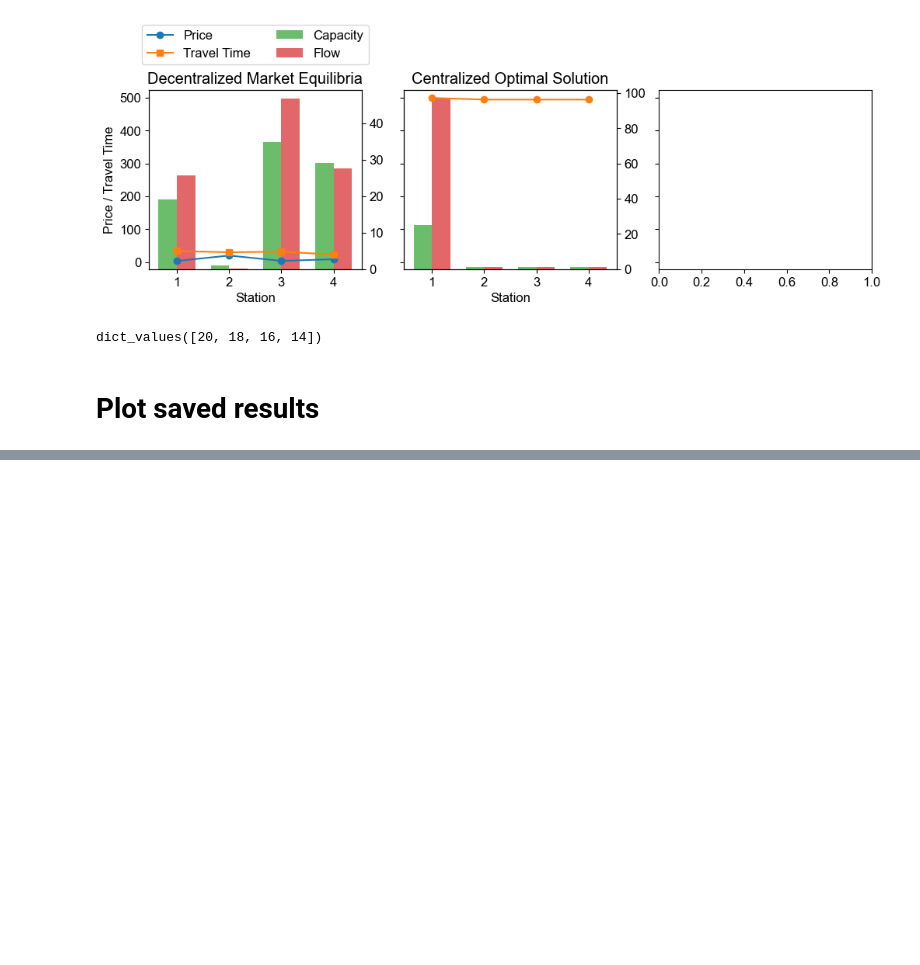
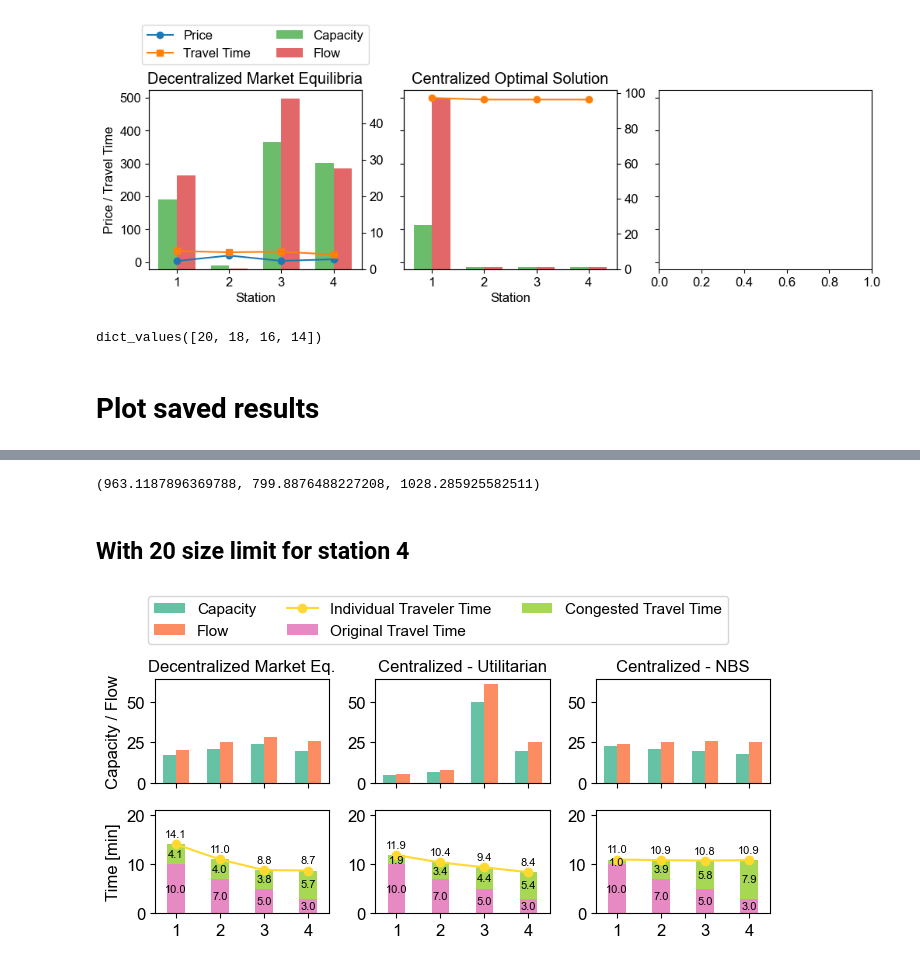
Before and after one commit to TIVV424/EV-charge-game, a Jupyter notebook: visualization.ipynb, the cells around one changed output, grey strips where cells are left out. Cells and saved outputs as stored; diff of their text form; code cells hidden in the pictures; blank space fills up the shorter version.

```diff
--- a/visualization.ipynb
+++ b/visualization.ipynb
@@ -85,19 +85,3 @@ FIXED_COST_RATE.values()
 dict_values([20, 18, 16, 14])
 # %% [markdown]
 # Plot saved results
-# %%
-import plot_result
-from plot_result import visualize_solution
-# reload
-import importlib
-importlib.reload(plot_result)
-from plot_result import visualize_solution
-
-import json
-
-filename = "results_final/nash/NASH_lam0.6_tau0.5_alpha20_oper5_fix15_maxcap60_tax0_0_0_0"
-# read json
-with open(filename + ".json") as f:
-    results = json.load(f)
-
-visualize_solution(results, filename + ".pdf")
@@ -106,0 +216,64 @@ visualize_solution(results, filename + ".pdf")
+# %%
+sum(travel_time1), sum(travel_time2), sum(travel_time3)
+# %% [output]
+(963.1187896369788, 799.8876488227208, 1028.285925582511)
+# %% [markdown]
+## With 20 size limit for station 4
+# %%
+# ------------------------- #
+# Main plotting
+# ------------------------- #
+
+colormap = sns.color_palette("Set2", 8)
+fig, ax = plt.subplots(2, 3, figsize=(7, 3.5), sharex=True)
+ax[0,1].sharey(ax[0,0]); ax[0,2].sharey(ax[0,0])
+ax[1,1].sharey(ax[1,0]); ax[1,2].sharey(ax[1,0])
+ax = ax.ravel()
+
+# ----- Case 1: Decentralized Market Eq. -----
+stations, caps, flows, tt, prices, t0, cong = load_results(
+    "results_final/nash/s4_lim20_NASH_lam0.6_tau0.5_alpha20_oper5_fix15_maxcap100_tax0_0_0_0"
+)
+plot_capacity_flow(ax[0], stations, caps, flows, colormap, title="Decentralized Market Eq.")
+plot_time_breakdown(ax[3], stations, t0, cong, tt, colormap)
+
+ax[0].set_ylabel("Capacity / Flow")
+ax[3].set_ylabel("Time [min]")
+ax[3].set_ylim(0, max(tt)*1.5)
+
+# ----- Case 2: Centralized - Utilitarian -----
+stations, caps, flows, tt, prices, t0, cong = load_results(
+    "results_final/global/s4_lim20_global_opt_utilitarian_tau0.5_alpha20_oper10_W5000_fix20_maxcap82"
+)
+plot_capacity_flow(ax[1], stations, caps, flows, colormap, title="Centralized - Utilitarian")
+plot_time_breakdown(ax[4], stations, t0, cong, tt, colormap)
+
+
+# ----- Case 3: Centralized - NBS -----
+stations, caps, flows, tt, prices, t0, cong = load_results(
+    "results_final/global/flow_s4_lim20_global_opt_NBS_tau0.5_alpha20_oper10_W5000_fix20_maxcap82"
+)
+plot_capacity_flow(ax[2], stations, caps, flows, colormap, title="Centralized - NBS")
+plot_time_breakdown(ax[5], stations, t0, cong, tt, colormap)
+
+# Legends
+handles, labels = ax[0].get_legend_handles_labels()
+handles2, labels2 = ax[3].get_legend_handles_labels()
+
+handles.extend(handles2)
+labels.extend(labels2)
+
+# Place a single legend above the figure
+fig.legend(
+    handles, labels,
+    loc='upper center',
+    bbox_to_anchor=(0.5, 1.05),  # slightly above the figure
+    ncol=3,                      # number of columns in the legend
+    frameon=True,               # optional: remove box around legend
+    fontsize=11
+)
+
+plt.tight_layout(rect=[0, 0, 1, 0.9])  # leave space for legend on top
+plt.savefig("nash_equilibrium_plot_v2.pdf", bbox_inches='tight', dpi=300)
+# %% [output]
+[figure, added]
```
Also changed, not shown: parts of 10 cells of this notebook, 4 other files.
